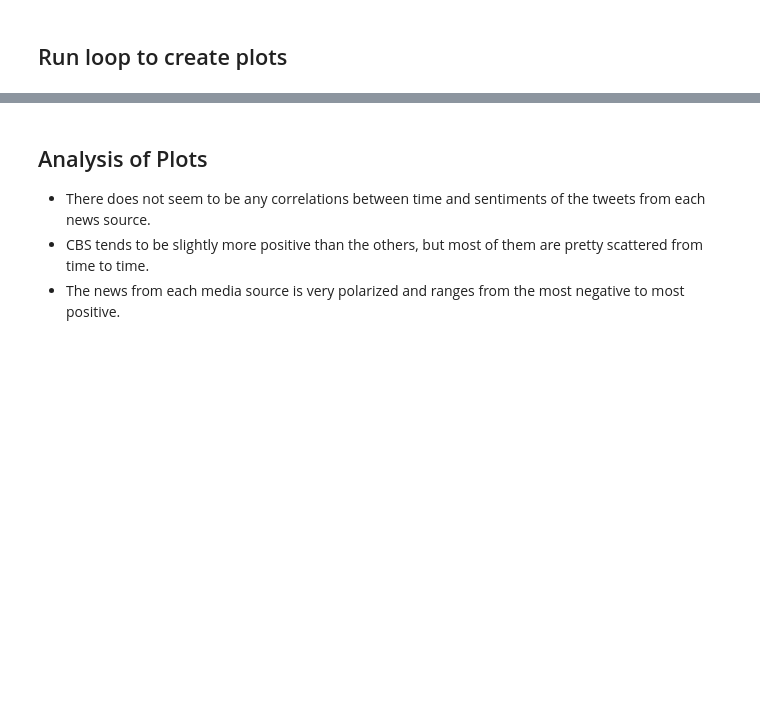
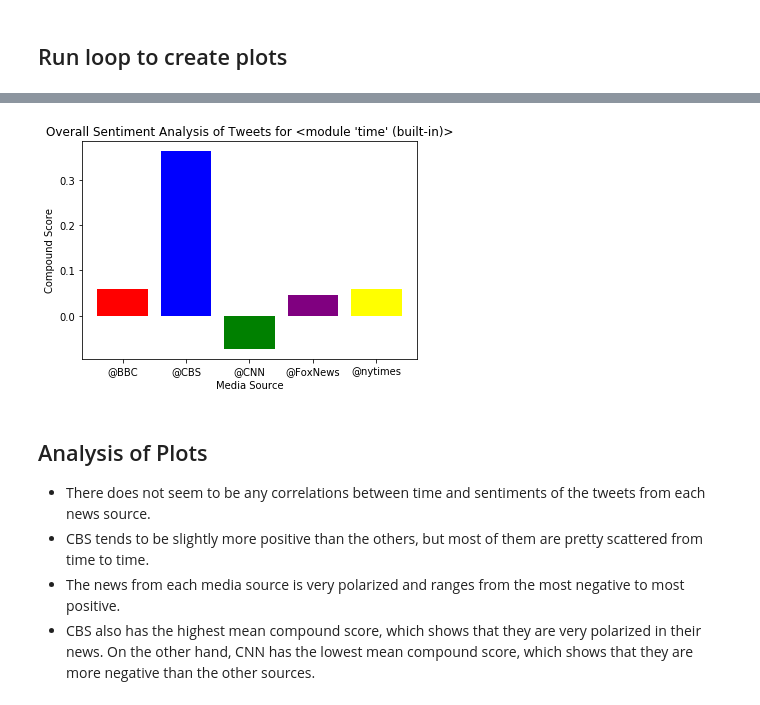
Before and after one commit to themarylin/Twitter-API, a Jupyter notebook: Twitter_API.ipynb, the cells around one changed output, grey strips where cells are left out. Saved outputs shown, nothing was run; the diff lists cells and outputs as text; code cells hidden in the pictures; blank space fills up the shorter version.

Commit message:
twitter analysis

```diff
--- a/Twitter_API.ipynb
+++ b/Twitter_API.ipynb
@@ -106,2 +104,5 @@ sentiments_pd.head()
 # %%
 sentiments_pd.to_csv('Output/sentiments_pd.csv')
+# %%
+grouped = sentiments_pd.groupby(['User']).mean()
+grouped.head()
@@ -108,5 +117,16 @@ sentiments_pd.to_csv('Output/sentiments_pd.csv')
+# %%
+overall_sentiment = grouped['Compound']
+color = ['red','blue','green','purple','yellow']
+plt.bar(target_user, overall_sentiment, align='center', color = color)
+plt.title(f"Overall Sentiment Analysis of Tweets for {time}")
+plt.ylabel("Compound Score")
+plt.xlabel("Media Source")
+plt.savefig('Output/Overall_sentiment.png')
+# %% [output]
+[figure, added]
 # %% [markdown]
 ## Analysis of Plots
 - There does not seem to be any correlations between time and sentiments of the tweets from each news source.
 - CBS tends to be slightly more positive than the others, but most of them are pretty scattered from time to time.
 - The news from each media source is very polarized and ranges from the most negative to most positive.
+- CBS also has the highest mean compound score, which shows that they are very polarized in their news. On the other hand, CNN has the lowest mean compound score, which shows that they are more negative than the other sources.
```
Also changed, not shown: parts of 4 cells of this notebook, 8 other files.
